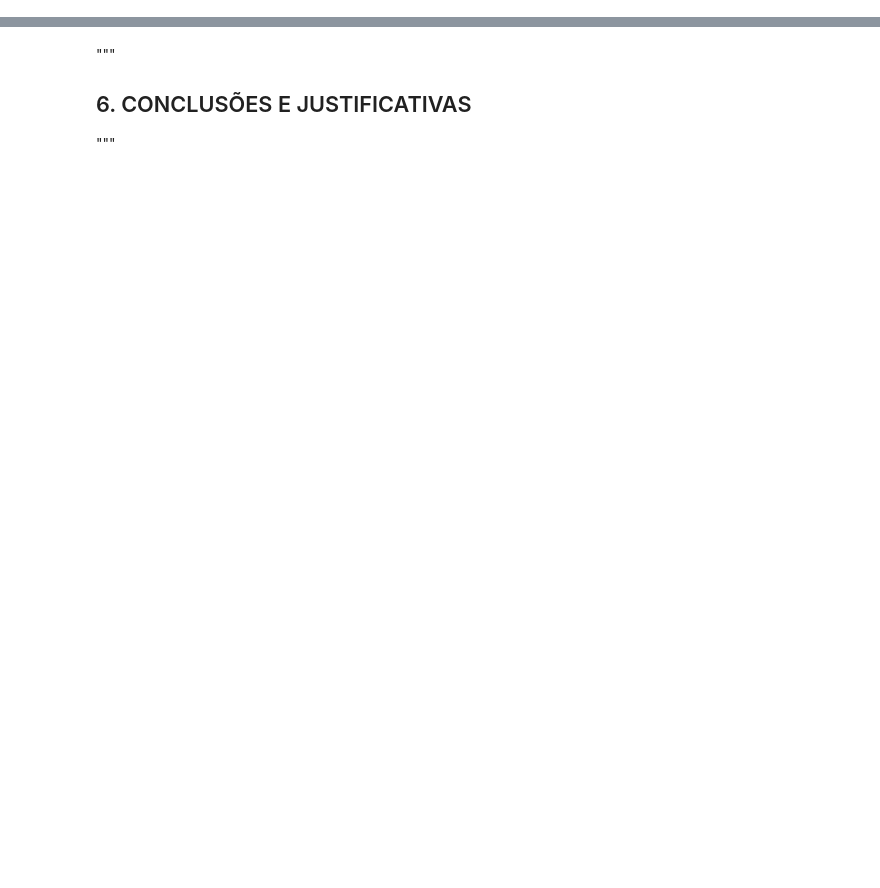
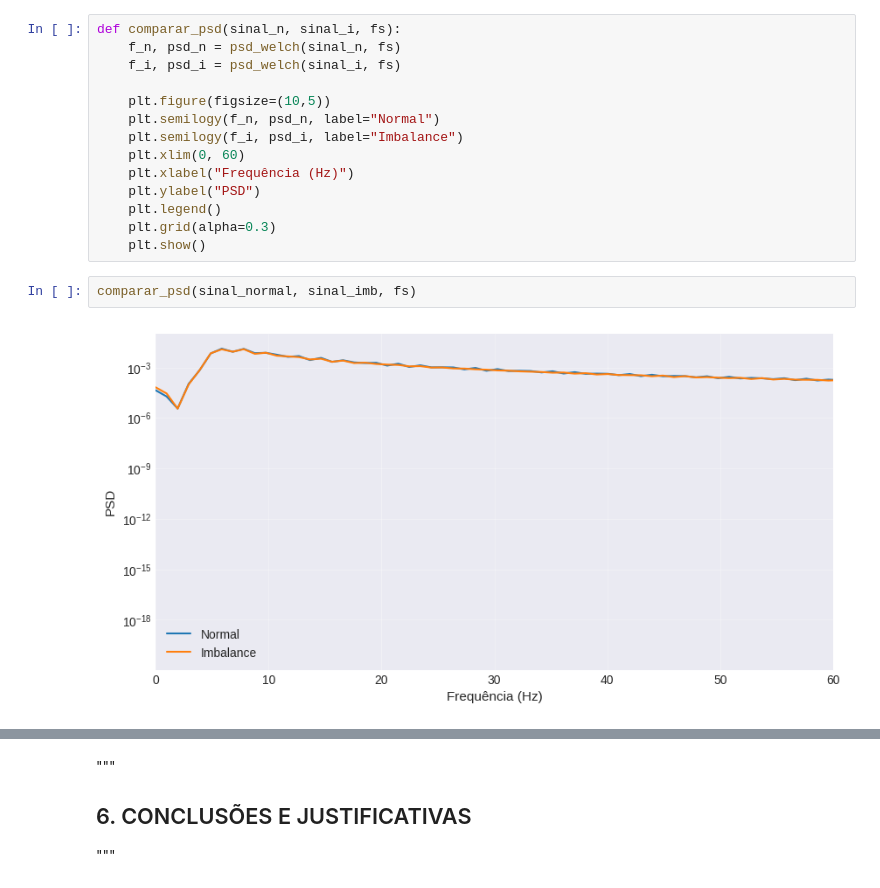
Before and after one commit to carlosrodrigues07/testeTecnico, a Jupyter notebook: desafio_falhas_mecanicas.ipynb, the cells around one changed output, grey strips where cells are left out. Drawn from its saved outputs; the diff is of its cells as text; blank space fills up the shorter version.

```diff
--- a/desafio_falhas_mecanicas.ipynb
+++ b/desafio_falhas_mecanicas.ipynb
@@ -124,0 +192,18 @@ Standard+Filtro - Média: -0.00, Std: 1.00
+# %%
+def comparar_psd(sinal_n, sinal_i, fs):
+    f_n, psd_n = psd_welch(sinal_n, fs)
+    f_i, psd_i = psd_welch(sinal_i, fs)
+
+    plt.figure(figsize=(10,5))
+    plt.semilogy(f_n, psd_n, label="Normal")
+    plt.semilogy(f_i, psd_i, label="Imbalance")
+    plt.xlim(0, 60)
+    plt.xlabel("Frequência (Hz)")
+    plt.ylabel("PSD")
+    plt.legend()
+    plt.grid(alpha=0.3)
+    plt.show()
+# %%
+comparar_psd(sinal_normal, sinal_imb, fs)
+# %% [output]
+[figure, added]
```
Also changed, not shown: parts of 28 cells of this notebook.
